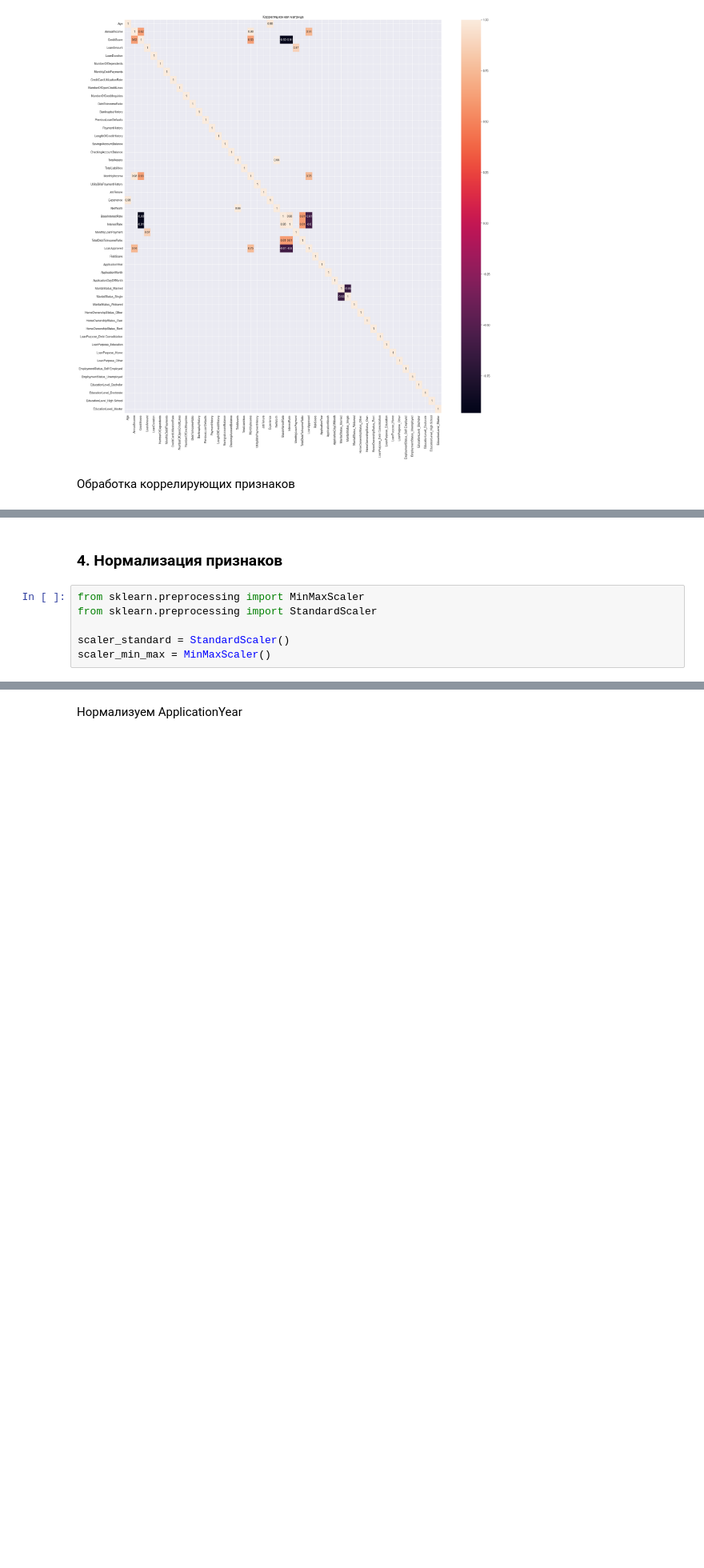
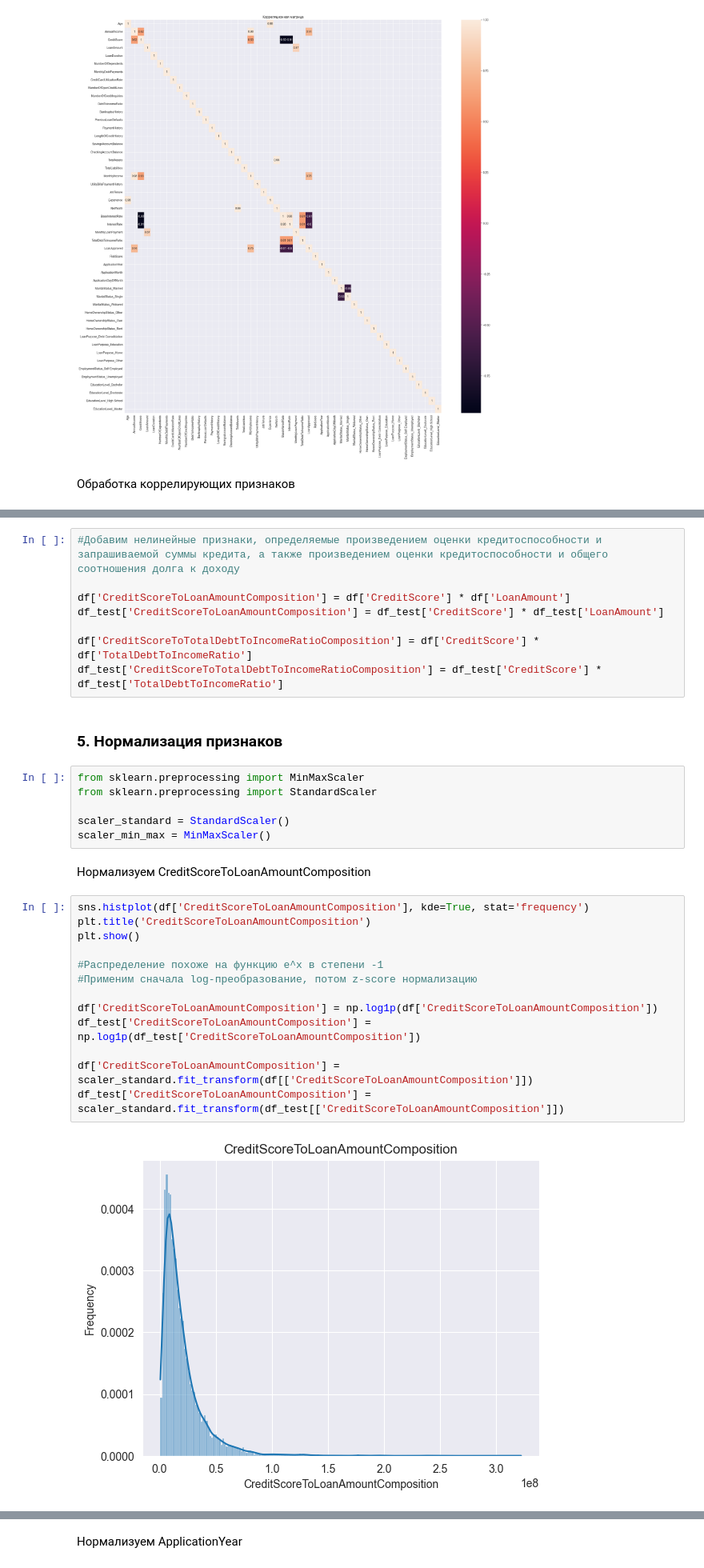
Before and after one commit to dmitrijmrsh/ML-Labs, a Jupyter notebook: Lab_02/Lab_02.ipynb, the cells around one changed output, grey strips where cells are left out. Shown at 80% size. Drawn from its saved outputs; the diff is of its cells as text; blank space fills up the shorter version.

```diff
--- a/Lab_02/Lab_02.ipynb
+++ b/Lab_02/Lab_02.ipynb
@@ -182,8 +184,33 @@ dtype: float64
+# %%
+#Добавим нелинейные признаки, определяемые произведением оценки кредитоспособности и запрашиваемой суммы кредита, а также произведением оценки кредитоспособности и общего соотношения долга к доходу
+
+df['CreditScoreToLoanAmountComposition'] = df['CreditScore'] * df['LoanAmount']
+df_test['CreditScoreToLoanAmountComposition'] = df_test['CreditScore'] * df_test['LoanAmount']
+
+df['CreditScoreToTotalDebtToIncomeRatioComposition'] = df['CreditScore'] * df['TotalDebtToIncomeRatio']
+df_test['CreditScoreToTotalDebtToIncomeRatioComposition'] = df_test['CreditScore'] * df_test['TotalDebtToIncomeRatio']
 # %% [markdown]
-### 4. Нормализация признаков
+### 5. Нормализация признаков
 # %%
 from sklearn.preprocessing import MinMaxScaler
 from sklearn.preprocessing import StandardScaler
 
 scaler_standard = StandardScaler()
 scaler_min_max = MinMaxScaler()
+# %% [markdown]
+Нормализуем CreditScoreToLoanAmountComposition
+# %%
+sns.histplot(df['CreditScoreToLoanAmountComposition'], kde=True, stat='frequency')
+plt.title('CreditScoreToLoanAmountComposition')
+plt.show()
+
+#Распределение похоже на функцию e^x в степени -1
+#Применим сначала log-преобразование, потом z-score нормализацию
+
+df['CreditScoreToLoanAmountComposition'] = np.log1p(df['CreditScoreToLoanAmountComposition'])
+df_test['CreditScoreToLoanAmountComposition'] = np.log1p(df_test['CreditScoreToLoanAmountComposition'])
+
+df['CreditScoreToLoanAmountComposition'] = scaler_standard.fit_transform(df[['CreditScoreToLoanAmountComposition']])
+df_test['CreditScoreToLoanAmountComposition'] = scaler_standard.fit_transform(df_test[['CreditScoreToLoanAmountComposition']])
+# %% [output]
+[figure, added]
```
Also changed, not shown: parts of 9 cells of this notebook, 1 other file.
